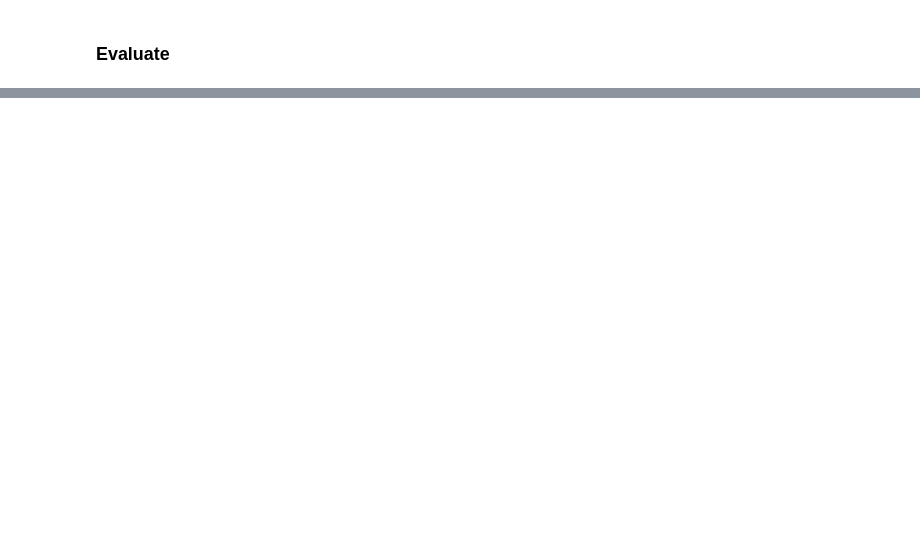
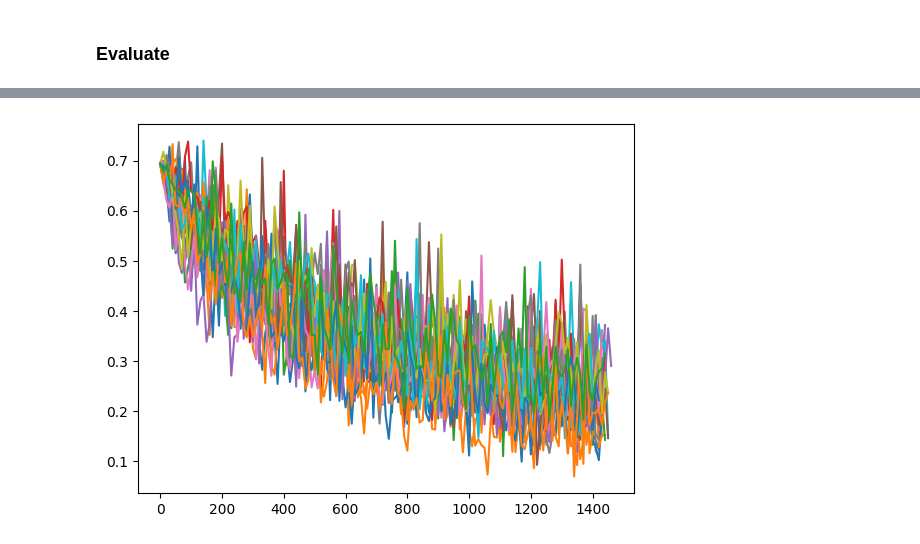
Before and after one commit to mikkelsvartveit/thesis, a Jupyter notebook: masterproject/code/src/notebooks/logo_wordsize.ipynb, the cells around one changed output, grey strips where cells are left out. Drawn from its saved outputs; the diff is of its cells as text; code cells hidden in the pictures; blank space fills up the shorter version.

```diff
--- a/masterproject/code/src/notebooks/logo_wordsize.ipynb
+++ b/masterproject/code/src/notebooks/logo_wordsize.ipynb
@@ -77,6 +79,9 @@ label_encoder = LabelEncoder()
 
 fold = 1
 accuracies = {}
+losses_per_fold = []  # Will store losses for each fold
+log_every_n_steps = 10
+
 for train_idx, test_idx in logo.split(
     X=range(len(dataset)), y=target_feature, groups=groups
 ):
@@ -111,10 +116,13 @@ for train_idx, test_idx in logo.split(
     criterion = nn.CrossEntropyLoss()
     optimizer = optim.Adam(model.parameters(), lr=LEARNING_RATE)
 
+    current_fold_losses = []
+    step_counter = 0
     # Train model
     for epoch in range(NUM_EPOCHS):
         model.train()
         print(f"Epoch {epoch+1}:")
+        epoch_losses = []
 
         for images, labels in tqdm(train_loader):
             images = images.to(device)
@@ -128,6 +136,15 @@ for train_idx, test_idx in logo.split(
             loss = criterion(predictions, encoded_labels)
             loss.backward()
             optimizer.step()
+
+            epoch_losses.append(loss.item())
+            if step_counter % log_every_n_steps == 0:
+                current_fold_losses.append({"step": step_counter, "loss": loss.item()})
+            step_counter += 1
+
+        avg_epoch_loss = sum(epoch_losses) / len(epoch_losses)
+        print(f"Epoch {epoch+1} Average Loss: {avg_epoch_loss:.4f}")
+        print(f"Epoch {epoch+1} Final Loss: {epoch_losses[-1]:.4f}")
 
         # Evaluate model
         model.eval()
@@ -150,6 +167,9 @@ for train_idx, test_idx in logo.split(
         print(f"Test Accuracy: {100*accuracy:.2f}%")
 
     accuracies[group_left_out] = accuracy
+    losses_per_fold.append(
+        {"fold": fold - 1, "group": group_left_out, "losses": current_fold_losses}
+    )
 # %% [output]
 === Fold 1 – leaving out group 'alpha' ===
 Epoch 1:
@@ -188,0 +239,11 @@ print(f"\nAverage LOGO cross-validated test accuracy: {mean_acc:.4f} ± {std_acc
+# %%
+# plot losses
+for i, loss_data in enumerate(losses_per_fold):
+    plt.plot(
+        [x["step"] for x in loss_data["losses"]],
+        [x["loss"] for x in loss_data["losses"]],
+        label=f"Fold {loss_data['fold']} - {loss_data['group']}",
+    )
+    plt.show()
+# %% [output]
+[figure, added]
```
Also changed, not shown: parts of 4 cells of this notebook, 1 other file.
